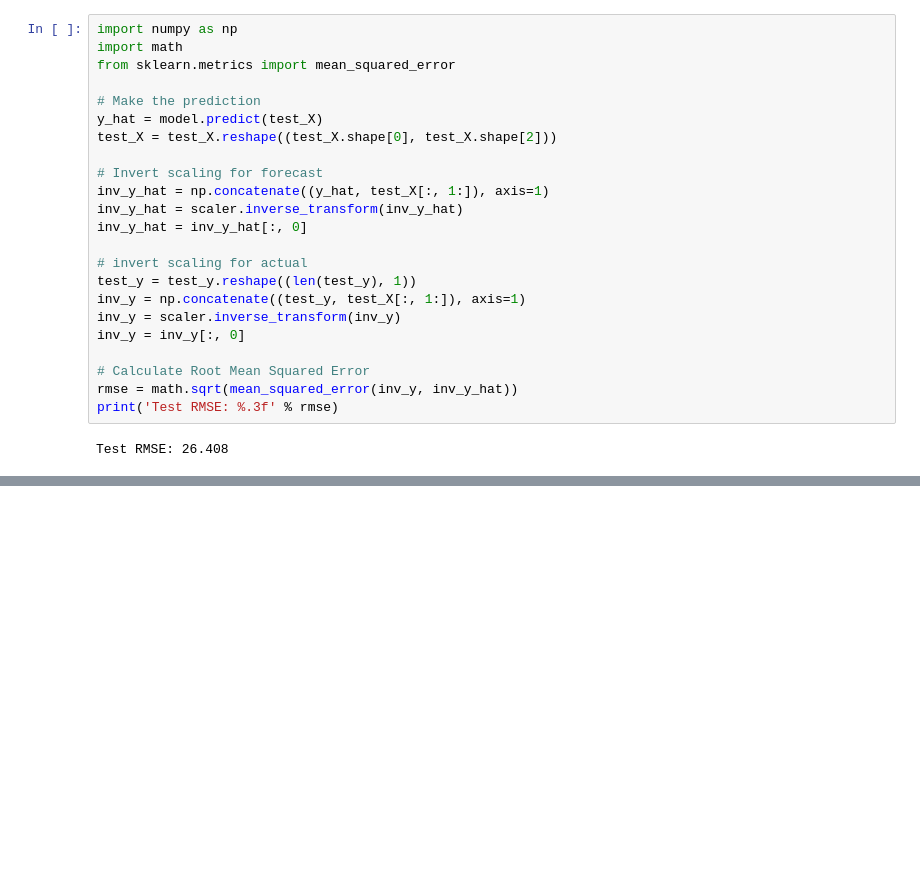
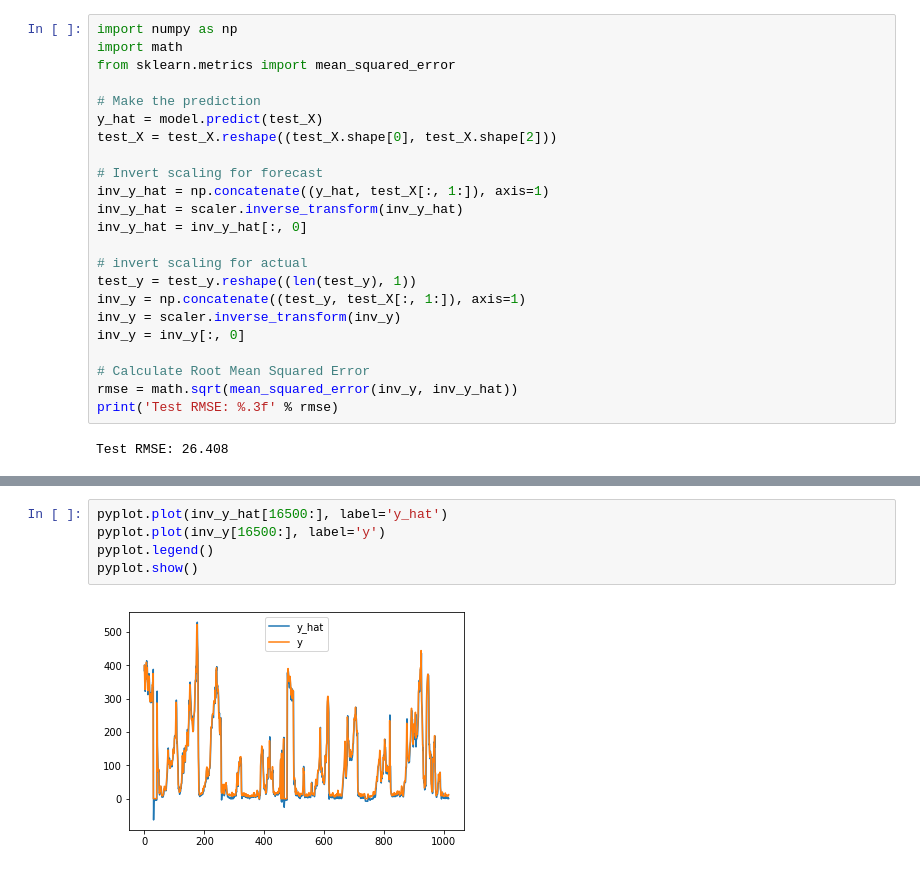
Before and after one commit to Maxtoq/Multivariate-Time-Series-Forecasting-with-LSTM, a Jupyter notebook: Multivariate Time Series Forecasting with LSTM.ipynb, the cells around one changed output, grey strips where cells are left out. Cells and saved outputs as stored; diff of their text form; blank space fills up the shorter version.

```diff
--- a/Multivariate Time Series Forecasting with LSTM.ipynb
+++ b/Multivariate Time Series Forecasting with LSTM.ipynb
@@ -234,0 +323,7 @@ pyplot.show()
+# %%
+pyplot.plot(inv_y_hat[16500:], label='y_hat')
+pyplot.plot(inv_y[16500:], label='y')
+pyplot.legend()
+pyplot.show()
+# %% [output]
+[figure, added]
```
Also changed, not shown: parts of 6 cells of this notebook.
